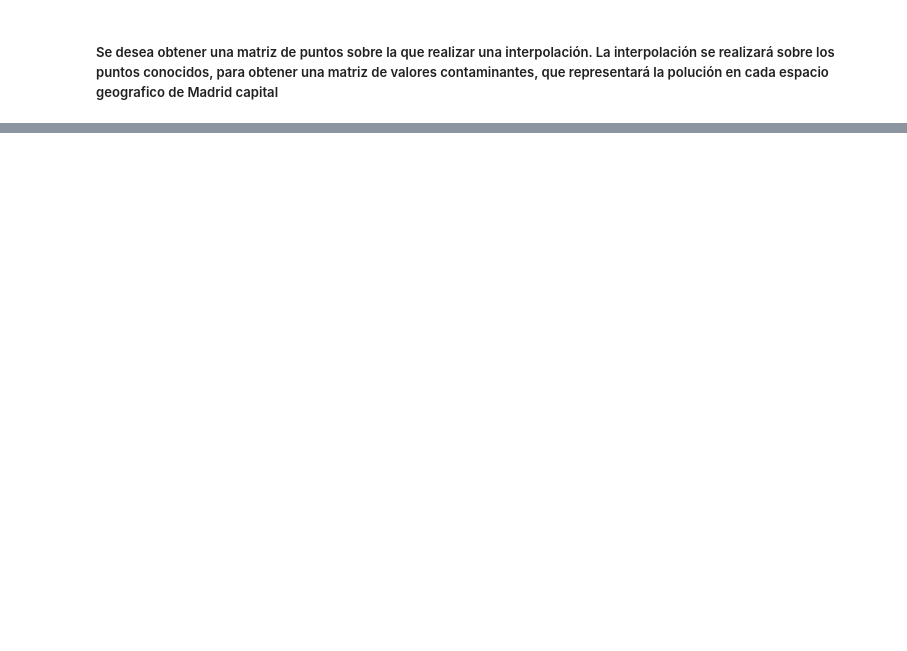
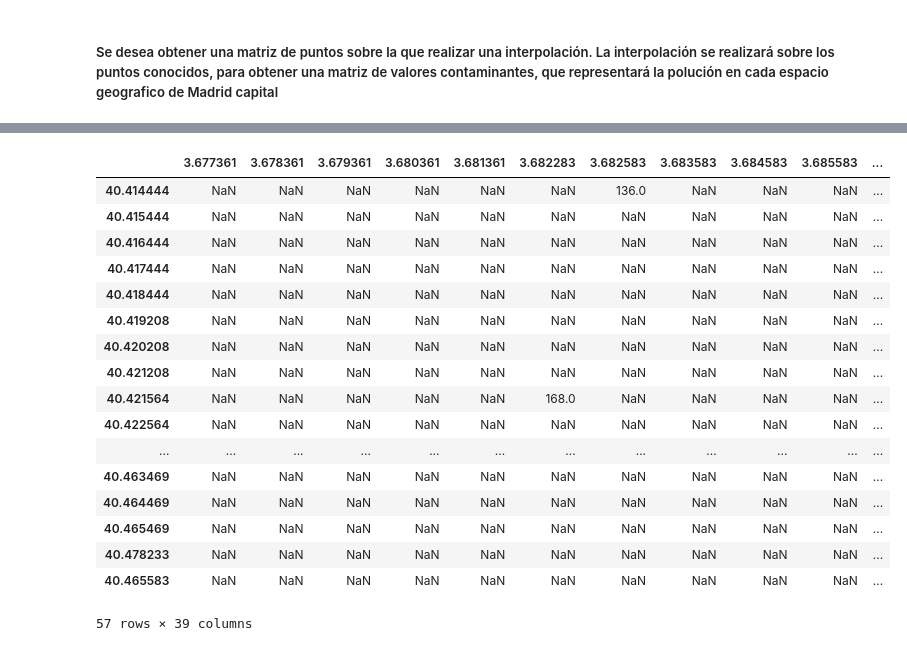
Before and after one commit to PeibolVL/TFM_MasterDataScience, a Jupyter notebook: Map_of_pollution.ipynb, the cells around one changed output, grey strips where cells are left out. Cells and saved outputs as stored; diff of their text form; code cells hidden in the pictures; blank space fills up the shorter version.

```diff
--- a/Map_of_pollution.ipynb
+++ b/Map_of_pollution.ipynb
@@ -64,0 +83,17 @@ len(Latitudes)*len(Longitudes)
+# %%
+fecha=list(datos_estaciones.FECHA)
+# %%
+ix1 = pd.MultiIndex.from_product([fecha,Latitudes])
+# %%
+mapa = pd.DataFrame(index=ix1, columns=Longitudes, dtype=np.float64)
+# %%
+#for date in fechas
+date='2015-01-01 01:00:00'
+for i in Estacion:
+    lat=posicion_estaciones.loc[i,'Latitud'].round(decimals=6)
+    print(lat)
+    lon=posicion_estaciones.loc[i,'Longitud'].round(decimals=6)
+    print(lon)
+    Est='Estacion'+str(i)
+    sust=float(datos_estaciones[datos_estaciones['FECHA']==date][Est])
+    mapa.loc[(date,lat),lon]=sust
@@ -64,0 +119,21 @@ len(Latitudes)*len(Longitudes)
+# %%
+mapa.loc[(date),:]
+# %% [output]
+|  | 3.677361 | 3.678361 | 3.679361 | 3.680361 | 3.681361 | 3.682283 | 3.682583 | 3.683583 | 3.684583 | 3.685583 | ... |
+| 40.414444 | NaN | NaN | NaN | NaN | NaN | NaN | 136.0 | NaN | NaN | NaN | ... |
+| 40.415444 | NaN | NaN | NaN | NaN | NaN | NaN | NaN | NaN | NaN | NaN | ... |
+| 40.416444 | NaN | NaN | NaN | NaN | NaN | NaN | NaN | NaN | NaN | NaN | ... |
+| 40.417444 | NaN | NaN | NaN | NaN | NaN | NaN | NaN | NaN | NaN | NaN | ... |
+| 40.418444 | NaN | NaN | NaN | NaN | NaN | NaN | NaN | NaN | NaN | NaN | ... |
+| 40.419208 | NaN | NaN | NaN | NaN | NaN | NaN | NaN | NaN | NaN | NaN | ... |
+| 40.420208 | NaN | NaN | NaN | NaN | NaN | NaN | NaN | NaN | NaN | NaN | ... |
+| 40.421208 | NaN | NaN | NaN | NaN | NaN | NaN | NaN | NaN | NaN | NaN | ... |
+| 40.421564 | NaN | NaN | NaN | NaN | NaN | 168.0 | NaN | NaN | NaN | NaN | ... |
+| 40.422564 | NaN | NaN | NaN | NaN | NaN | NaN | NaN | NaN | NaN | NaN | ... |
+| ... | ... | ... | ... | ... | ... | ... | ... | ... | ... | ... | ... |
+| 40.463469 | NaN | NaN | NaN | NaN | NaN | NaN | NaN | NaN | NaN | NaN | ... |
+| 40.464469 | NaN | NaN | NaN | NaN | NaN | NaN | NaN | NaN | NaN | NaN | ... |
+| 40.465469 | NaN | NaN | NaN | NaN | NaN | NaN | NaN | NaN | NaN | NaN | ... |
+| 40.478233 | NaN | NaN | NaN | NaN | NaN | NaN | NaN | NaN | NaN | NaN | ... |
+| 40.465583 | NaN | NaN | NaN | NaN | NaN | NaN | NaN | NaN | NaN | NaN | ... |
+57 rows × 39 columns
```
Also changed, not shown: parts of 11 cells of this notebook, 1 other file.
